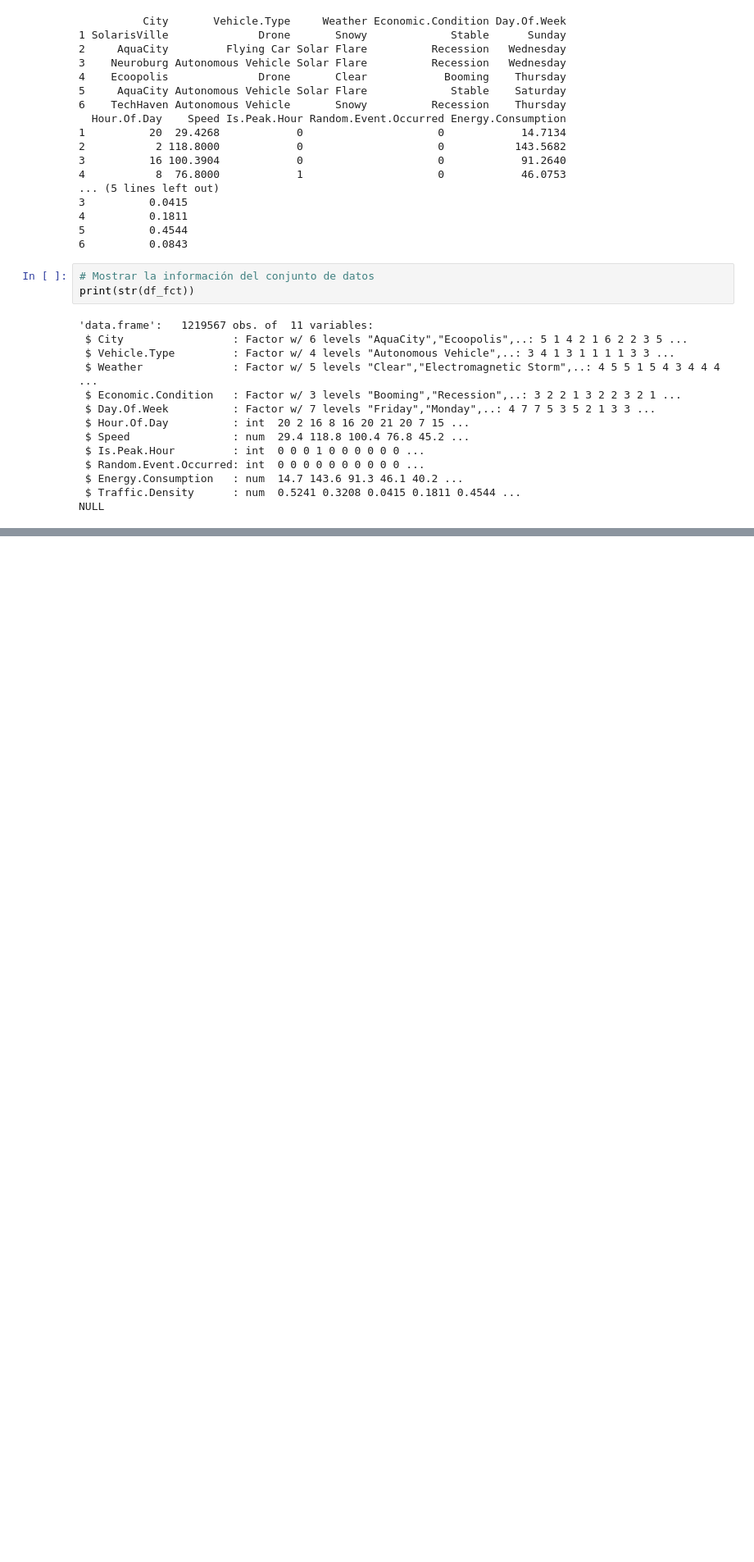
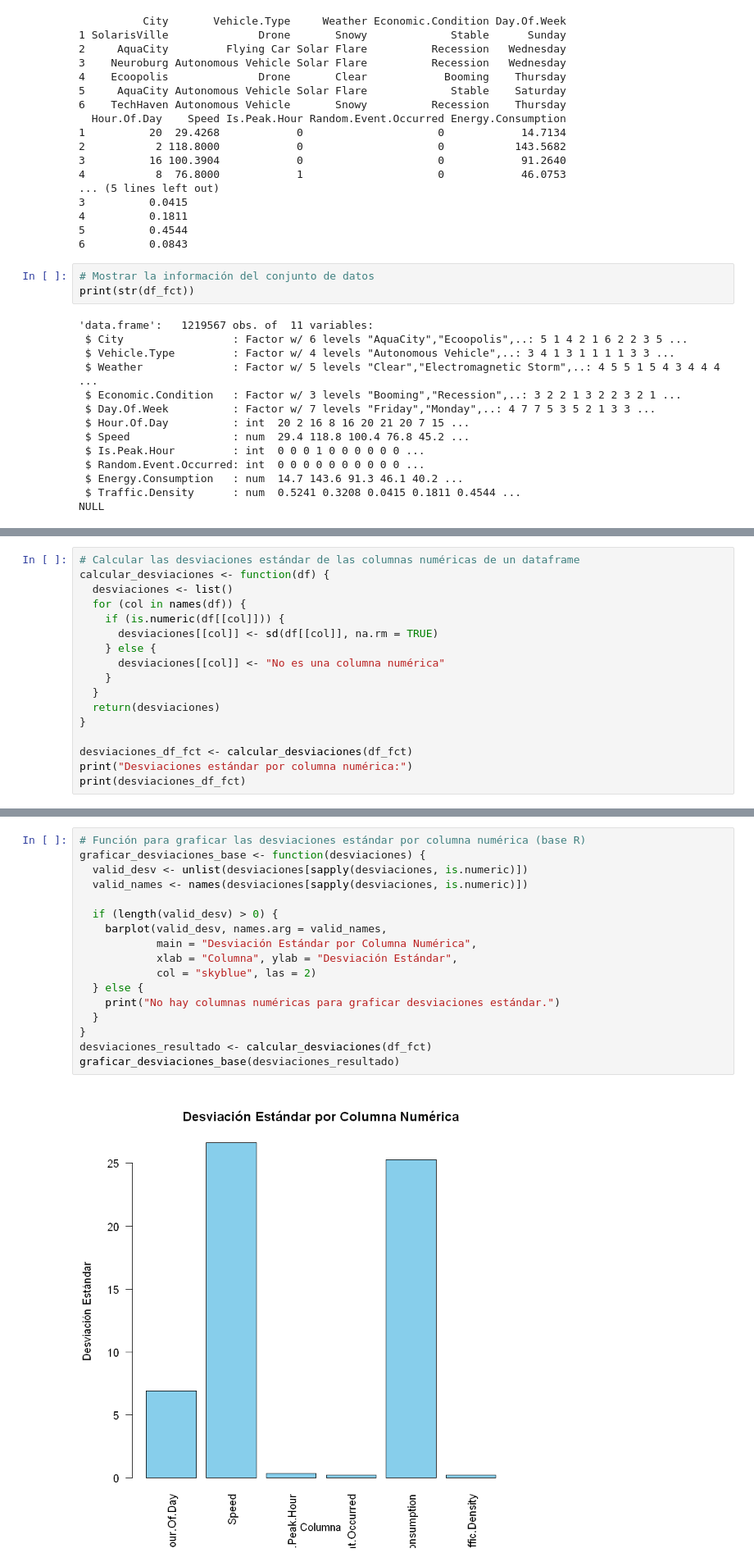
Before and after one commit to EdgarAntonioTorres/fundamentos_progra_big_data, a Jupyter notebook: TrafficR.ipynb, the cells around one changed output, grey strips where cells are left out. Shown: that part at 82% size. Cells and saved outputs as stored; diff of their text form; blank space fills up the shorter version.

```diff
--- a/TrafficR.ipynb
+++ b/TrafficR.ipynb
@@ -68,0 +125,17 @@ NULL
+# %%
+# Calcular las desviaciones estándar de las columnas numéricas de un dataframe
+calcular_desviaciones <- function(df) {
+  desviaciones <- list()
+  for (col in names(df)) {
+    if (is.numeric(df[[col]])) {
+      desviaciones[[col]] <- sd(df[[col]], na.rm = TRUE)
+    } else {
+      desviaciones[[col]] <- "No es una columna numérica"
+    }
+  }
+  return(desviaciones)
+}
+
+desviaciones_df_fct <- calcular_desviaciones(df_fct)
+print("Desviaciones estándar por columna numérica:")
+print(desviaciones_df_fct)
@@ -68,0 +260,19 @@ NULL
+# %%
+# Función para graficar las desviaciones estándar por columna numérica (base R)
+graficar_desviaciones_base <- function(desviaciones) {
+  valid_desv <- unlist(desviaciones[sapply(desviaciones, is.numeric)])
+  valid_names <- names(desviaciones[sapply(desviaciones, is.numeric)])
+
+  if (length(valid_desv) > 0) {
+    barplot(valid_desv, names.arg = valid_names,
+            main = "Desviación Estándar por Columna Numérica",
+            xlab = "Columna", ylab = "Desviación Estándar",
+            col = "skyblue", las = 2)
+  } else {
+    print("No hay columnas numéricas para graficar desviaciones estándar.")
+  }
+}
+desviaciones_resultado <- calcular_desviaciones(df_fct)
+graficar_desviaciones_base(desviaciones_resultado)
+# %% [output]
+[figure, added]
```
Also changed, not shown: parts of 14 cells of this notebook, 1 other file.
